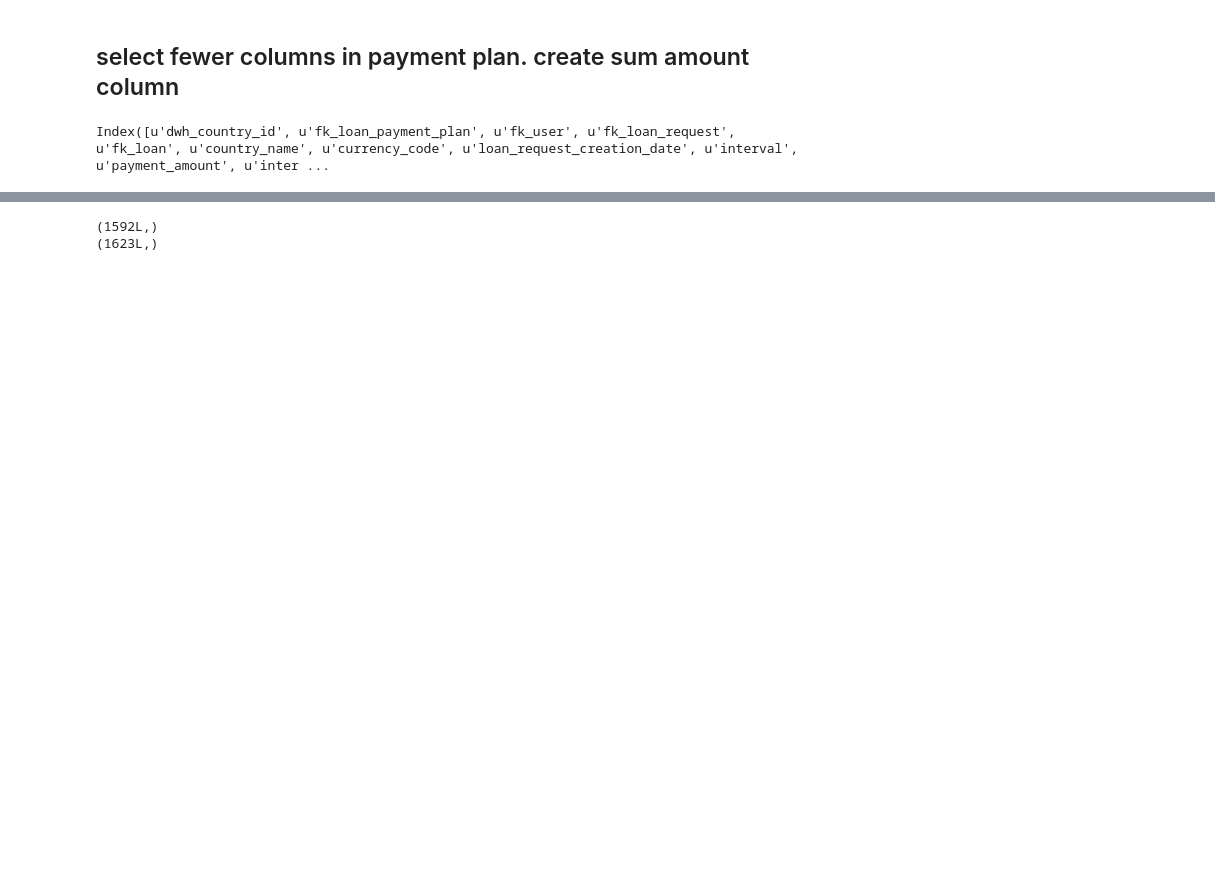
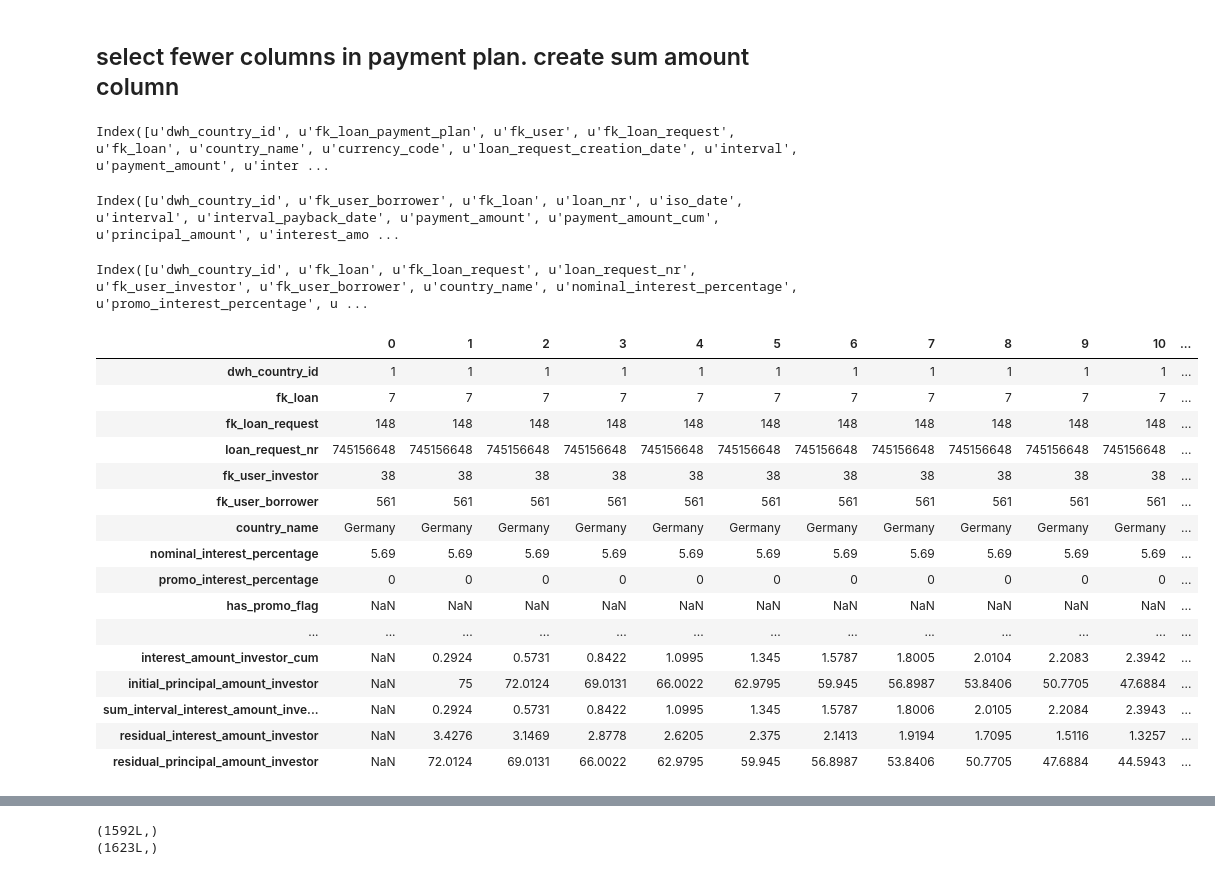
Before and after one commit to seanv507/IPython-Notebooks, a Jupyter notebook: returns01.ipynb, the cells around one changed output, grey strips where cells are left out. Cells and saved outputs as stored; diff of their text form; code cells hidden in the pictures; blank space fills up the shorter version.

```diff
--- a/returns01.ipynb
+++ b/returns01.ipynb
@@ -572,0 +739,28 @@ def generate_cashflows(pp, actual,loans):
+# %%
+actual_payments.columns
+# %% [output]
+Index([u'dwh_country_id', u'fk_user_borrower', u'fk_loan', u'loan_nr', u'iso_date', u'interval', u'interval_payback_date', u'payment_amount', u'payment_amount_cum', u'principal_amount', u'interest_amo ...
+# %%
+payment_plans_combined.columns
+# %% [output]
+Index([u'dwh_country_id', u'fk_loan', u'fk_loan_request', u'loan_request_nr', u'fk_user_investor', u'fk_user_borrower', u'country_name', u'nominal_interest_percentage', u'promo_interest_percentage', u ...
+# %%
+payment_plans_combined[(payment_plans_combined.fk_loan==7) & (payment_plans_combined.fk_user_investor==38)].T
+# %% [output]
+|  | 0 | 1 | 2 | 3 | 4 | 5 | 6 | 7 | 8 | 9 | 10 | ... |
+| dwh_country_id | 1 | 1 | 1 | 1 | 1 | 1 | 1 | 1 | 1 | 1 | 1 | ... |
+| fk_loan | 7 | 7 | 7 | 7 | 7 | 7 | 7 | 7 | 7 | 7 | 7 | ... |
+| fk_loan_request | 148 | 148 | 148 | 148 | 148 | 148 | 148 | 148 | 148 | 148 | 148 | ... |
+| loan_request_nr | 745156648 | 745156648 | 745156648 | 745156648 | 745156648 | 745156648 | 745156648 | 745156648 | 745156648 | 745156648 | 745156648 | ... |
+| fk_user_investor | 38 | 38 | 38 | 38 | 38 | 38 | 38 | 38 | 38 | 38 | 38 | ... |
+| fk_user_borrower | 561 | 561 | 561 | 561 | 561 | 561 | 561 | 561 | 561 | 561 | 561 | ... |
+| country_name | Germany | Germany | Germany | Germany | Germany | Germany | Germany | Germany | Germany | Germany | Germany | ... |
+| nominal_interest_percentage | 5.69 | 5.69 | 5.69 | 5.69 | 5.69 | 5.69 | 5.69 | 5.69 | 5.69 | 5.69 | 5.69 | ... |
+| promo_interest_percentage | 0 | 0 | 0 | 0 | 0 | 0 | 0 | 0 | 0 | 0 | 0 | ... |
+| has_promo_flag | NaN | NaN | NaN | NaN | NaN | NaN | NaN | NaN | NaN | NaN | NaN | ... |
+| ... | ... | ... | ... | ... | ... | ... | ... | ... | ... | ... | ... | ... |
+| interest_amount_investor_cum | NaN | 0.2924 | 0.5731 | 0.8422 | 1.0995 | 1.345 | 1.5787 | 1.8005 | 2.0104 | 2.2083 | 2.3942 | ... |
+| initial_principal_amount_investor | NaN | 75 | 72.0124 | 69.0131 | 66.0022 | 62.9795 | 59.945 | 56.8987 | 53.8406 | 50.7705 | 47.6884 | ... |
+| sum_interval_interest_amount_inve... | NaN | 0.2924 | 0.5731 | 0.8422 | 1.0995 | 1.345 | 1.5787 | 1.8006 | 2.0105 | 2.2084 | 2.3943 | ... |
+| residual_interest_amount_investor | NaN | 3.4276 | 3.1469 | 2.8778 | 2.6205 | 2.375 | 2.1413 | 1.9194 | 1.7095 | 1.5116 | 1.3257 | ... |
+| residual_principal_amount_investor | NaN | 72.0124 | 69.0131 | 66.0022 | 62.9795 | 59.945 | 56.8987 | 53.8406 | 50.7705 | 47.6884 | 44.5943 | ... |
```
Also changed, not shown: parts of 118 cells of this notebook.
